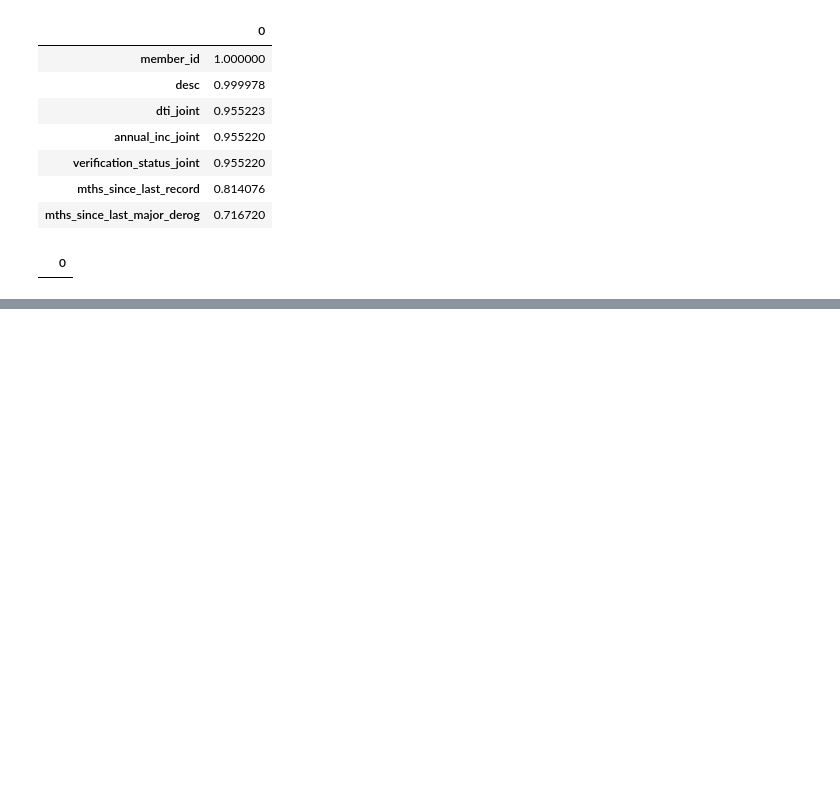
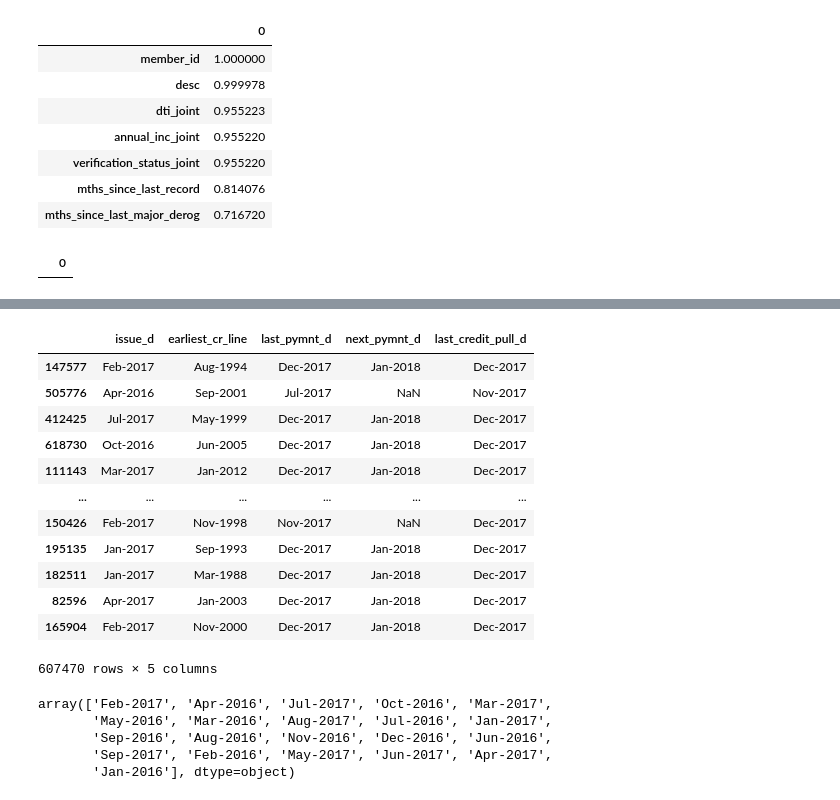
Before and after one commit to lleonrdoo/Data-Sci, a Jupyter notebook: Credit Risk Model-Project.ipynb, the cells around one changed output, grey strips where cells are left out. Cells and saved outputs as stored; diff of their text form; code cells hidden in the pictures; blank space fills up the shorter version.

Commit message:
Add files via upload
Import Library, Target Variables, Missing Values, Data Cleaning, Data Splitting

```diff
--- a/Credit Risk Model-Project.ipynb
+++ b/Credit Risk Model-Project.ipynb
@@ -151,0 +178,12 @@ missing_values.sort_values([0], ascending=False)
+# %%
+# Data akan dibagi menjadi 80% train set dan 20% test set
+# X adalah seluruh kolom dari DataFrame kecuali kolom 'good_bad'
+# y adalah kolom 'good_bad'
+X = loan_data.drop('good_bad', axis=1)
+y = loan_data['good_bad']
+
+# - 'test_size=0.2', Parameter ini menentukan proporsi data yang akan dialokasikan sebagai test set
+# - 'stratify=y', Parameter ini digunakan untuk memastikan bahwa distribusi kelas pada train set
+# dan test set tetap sama seperti distribusi kelas pada dataset asli
+# - 'random_state=42', Parameter ini memberikan nilai seed untuk generator angka acak
+X_train, X_test, y_train, y_test = train_test_split(X, y, test_size=0.2, stratify=y, random_state=42)
@@ -151,0 +249,3 @@ missing_values.sort_values([0], ascending=False)
+# %%
+# Kolom 'term' akan dirubah kedalam bentuk numerik dan akan dihilangkan stringnya
+X_train['term'] = pd.to_numeric(X_train['term'].str.replace(' months', ''))
@@ -151,0 +275,10 @@ missing_values.sort_values([0], ascending=False)
+# %%
+# Kolom 'emp_length' akan dirubah kedalam bentuk numerik dan akan dihilangkan stringnya
+X_train['emp_length'] = X_train['emp_length'].str.replace('\+ years', '')
+X_train['emp_length'] = X_train['emp_length'].str.replace(' years', '')
+X_train['emp_length'] = X_train['emp_length'].str.replace('< 1 year', str(0))
+X_train['emp_length'] = X_train['emp_length'].str.replace(' year', '')
+
+X_train['emp_length'].fillna(value = 0, inplace=True)
+# %%
+X_train['emp_length'] = pd.to_numeric(X_train['emp_length'])
@@ -151,0 +301,28 @@ missing_values.sort_values([0], ascending=False)
+# %%
+# Berikutnya, akan dibentuk variabel dengan time data timedate
+col_date = ['issue_d', 'earliest_cr_line', 'last_pymnt_d', 'next_pymnt_d',
+            'last_credit_pull_d']
+
+X_train[col_date]
+# %% [output]
+|  | issue_d | earliest_cr_line | last_pymnt_d | next_pymnt_d | last_credit_pull_d |
+| 147577 | Feb-2017 | Aug-1994 | Dec-2017 | Jan-2018 | Dec-2017 |
+| 505776 | Apr-2016 | Sep-2001 | Jul-2017 | NaN | Nov-2017 |
+| 412425 | Jul-2017 | May-1999 | Dec-2017 | Jan-2018 | Dec-2017 |
+| 618730 | Oct-2016 | Jun-2005 | Dec-2017 | Jan-2018 | Dec-2017 |
+| 111143 | Mar-2017 | Jan-2012 | Dec-2017 | Jan-2018 | Dec-2017 |
+| ... | ... | ... | ... | ... | ... |
+| 150426 | Feb-2017 | Nov-1998 | Nov-2017 | NaN | Dec-2017 |
+| 195135 | Jan-2017 | Sep-1993 | Dec-2017 | Jan-2018 | Dec-2017 |
+| 182511 | Jan-2017 | Mar-1988 | Dec-2017 | Jan-2018 | Dec-2017 |
+| 82596 | Apr-2017 | Jan-2003 | Dec-2017 | Jan-2018 | Dec-2017 |
+| 165904 | Feb-2017 | Nov-2000 | Dec-2017 | Jan-2018 | Dec-2017 |
+607470 rows × 5 columns
+# %%
+X_train['issue_d'].unique()
+# %% [output]
+array(['Feb-2017', 'Apr-2016', 'Jul-2017', 'Oct-2016', 'Mar-2017',
+       'May-2016', 'Mar-2016', 'Aug-2017', 'Jul-2016', 'Jan-2017',
+       'Sep-2016', 'Aug-2016', 'Nov-2016', 'Dec-2016', 'Jun-2016',
+       'Sep-2017', 'Feb-2016', 'May-2017', 'Jun-2017', 'Apr-2017',
+       'Jan-2016'], dtype=object)
```
Also changed, not shown: parts of 26 cells of this notebook.
